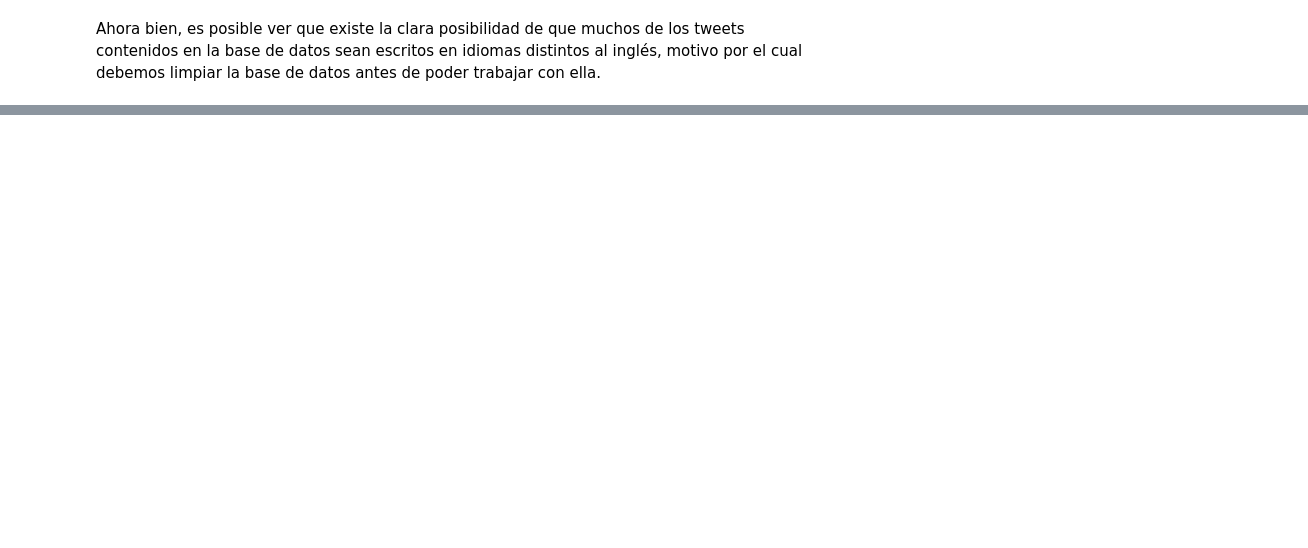
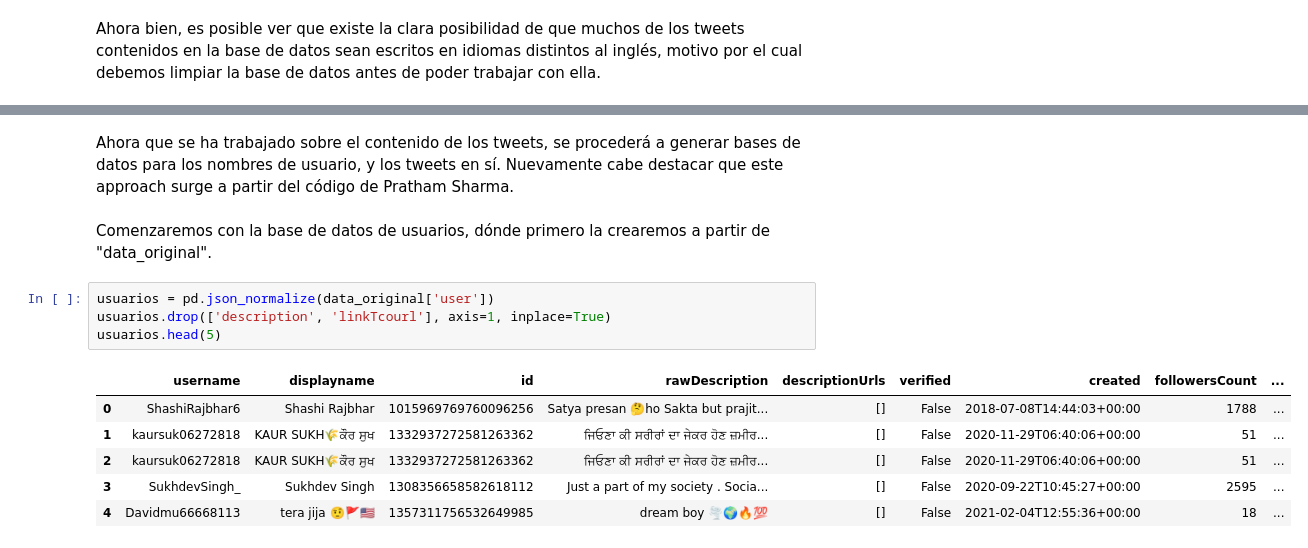
Before and after one commit to folozano/iic2154-diagnosticotweet, a Jupyter notebook: Untitled.ipynb, the cells around one changed output, grey strips where cells are left out. Cells and saved outputs as stored; diff of their text form; blank space fills up the shorter version.

Commit message:
Bases de datos creadas para tweets y usuarios, listo para comenzar queries

```diff
--- a/Untitled.ipynb
+++ b/Untitled.ipynb
@@ -25,0 +42,15 @@ data_original.head(5)
+# %% [markdown]
+Ahora que se ha trabajado sobre el contenido de los tweets, se procederá a generar bases de datos para los nombres de usuario, y los tweets en sí. Nuevamente cabe destacar que este approach surge a partir del código de Pratham Sharma.
+# %% [markdown]
+Comenzaremos con la base de datos de usuarios, dónde primero la crearemos a partir de "data_original".
+# %%
+usuarios = pd.json_normalize(data_original['user'])
+usuarios.drop(['description', 'linkTcourl'], axis=1, inplace=True)
+usuarios.head(5)
+# %% [output]
+|  | username | displayname | id | rawDescription | descriptionUrls | verified | created | followersCount | ... |
+| 0 | ShashiRajbhar6 | Shashi Rajbhar | 1015969769760096256 | Satya presan 🤔ho Sakta but prajit... | [] | False | 2018-07-08T14:44:03+00:00 | 1788 | ... |
+| 1 | kaursuk06272818 | KAUR SUKH🌾ਕੌਰ ਸੁਖ | 1332937272581263362 | ਜਿਓਣਾ ਕੀ ਸਰੀਰਾਂ ਦਾ ਜੇਕਰ ਹੋਣ ਜ਼ਮੀਰ... | [] | False | 2020-11-29T06:40:06+00:00 | 51 | ... |
+| 2 | kaursuk06272818 | KAUR SUKH🌾ਕੌਰ ਸੁਖ | 1332937272581263362 | ਜਿਓਣਾ ਕੀ ਸਰੀਰਾਂ ਦਾ ਜੇਕਰ ਹੋਣ ਜ਼ਮੀਰ... | [] | False | 2020-11-29T06:40:06+00:00 | 51 | ... |
+| 3 | SukhdevSingh_ | Sukhdev Singh | 1308356658582618112 | Just a part of my society . Socia... | [] | False | 2020-09-22T10:45:27+00:00 | 2595 | ... |
+| 4 | Davidmu66668113 | tera jija 🤨🚩🇺🇸 | 1357311756532649985 | dream boy 🌪🌍🔥💯 | [] | False | 2021-02-04T12:55:36+00:00 | 18 | ... |
```
Also changed, not shown: parts of 11 cells of this notebook.
